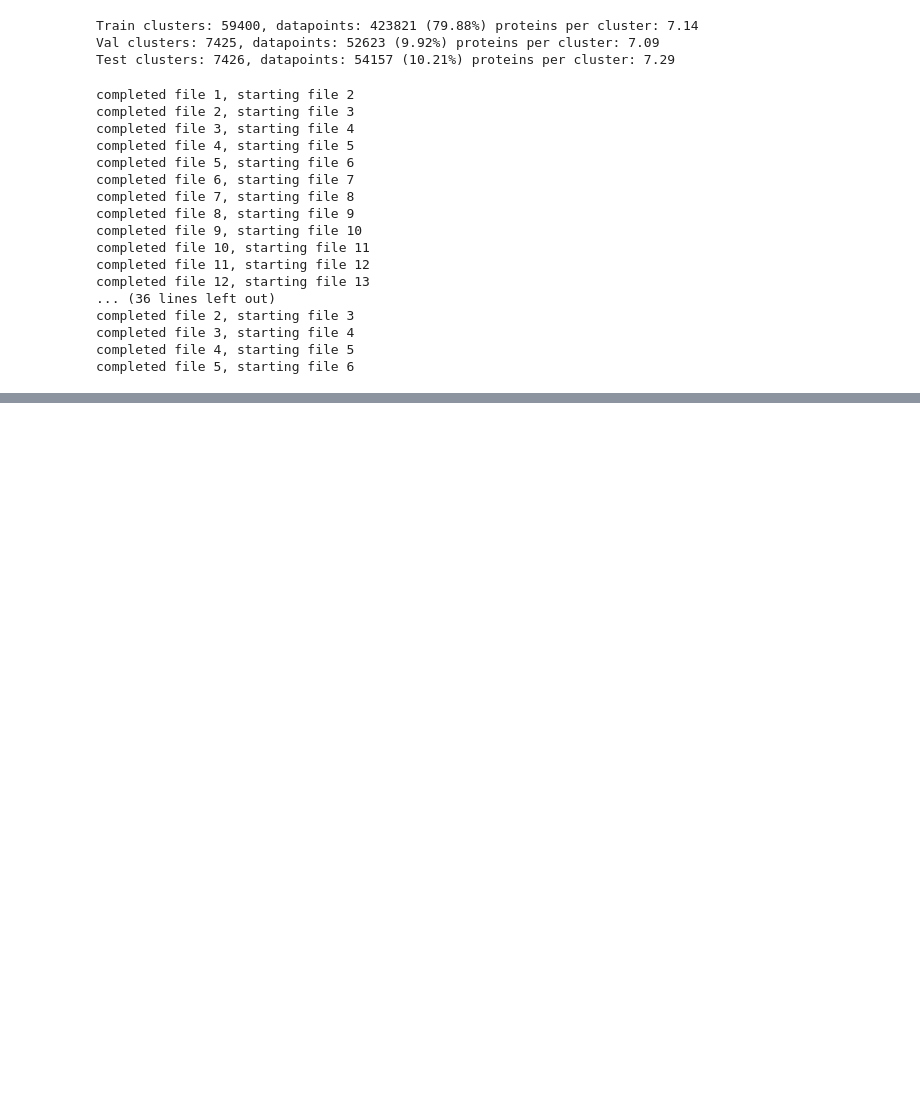
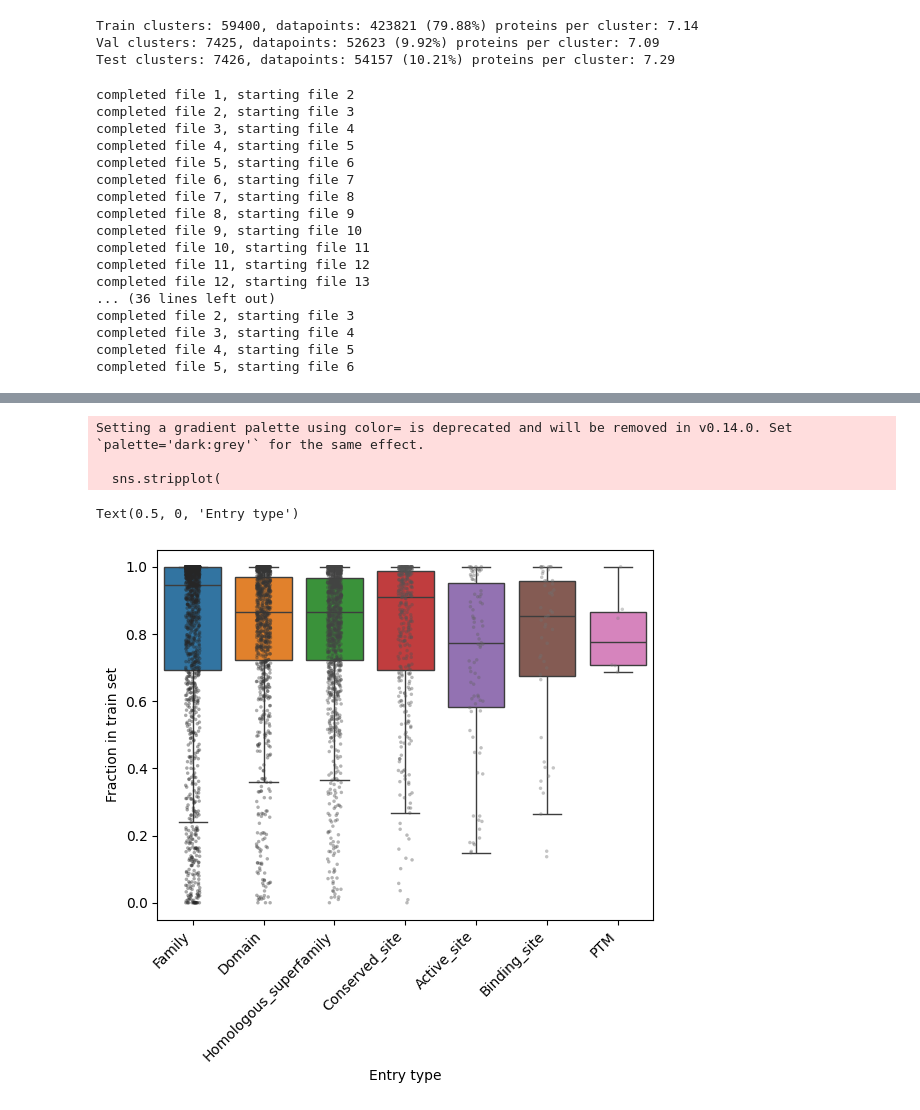
Before and after one commit to rcalef/magneton, a Jupyter notebook: experiments/create_dataset_splits.ipynb, the cells around one changed output, grey strips where cells are left out. Drawn from its saved outputs; the diff is of its cells as text; code cells hidden in the pictures; blank space fills up the shorter version.

```diff
--- a/experiments/create_dataset_splits.ipynb
+++ b/experiments/create_dataset_splits.ipynb
@@ -153,6 +156,9 @@ assert len(set(train_datapoints) & set(test_datapoints)) == 0
 # Confirm all datapoints have been assigned to one of the splits
 assert len(set(train_datapoints)) + len(set(val_datapoints)) + len(set(test_datapoints)) == len(set(dataset_ids))
 # %%
+outdir = os.path.join(interpro_dir, "dataset_splits", "struct_splits")
+os.makedirs(outdir, exist_ok=True)
+
 splits = {
     "train": train_datapoints,
     "val": val_datapoints,
@@ -176,7 +182,7 @@ for split_name, datapoints in splits.items():
     )
 
     split_dir = os.path.join(outdir, f"{split_name}_sharded")
-    os.makedirs(split_dir)
+    os.makedirs(split_dir, exist_ok=True)
     shard_proteins(
         split_prots[split_name],
         split_dir,
@@ -206,0 +443,11 @@ completed file 5, starting file 6
+# %%
+combined_counts = (
+    combined_counts
+    .assign(
+        total_count=lambda x: x[["train_count", "val_count", "test_count"]].sum(axis=1),
+        train_frac=lambda x: x.train_count / x.total_count,
+        deviation=lambda x: x.train_frac - 0.8,
+    )
+    .merge(full_dataset_stats[["element_id", "avg_coverage"]], on="element_id")
+)
+combined_counts.head()
@@ -206,0 +473,30 @@ completed file 5, starting file 6
+# %%
+sns.boxplot(
+    x="element_type",
+    y="train_frac",
+    hue="element_type",
+    data=combined_counts,
+    hue_order=want_types,
+    fliersize=0,
+)
+sns.stripplot(
+    x="element_type",
+    y="train_frac",
+    hue="element_type",
+    data=combined_counts,
+    hue_order=want_types,
+    marker=".",
+    alpha=0.4,
+    color="grey",
+)
+
+
+plt.xticks(rotation=45, ha="right")
+plt.ylabel("Fraction in train set")
+plt.xlabel("Entry type")
+# %% [output]
+Setting a gradient palette using color= is deprecated and will be removed in v0.14.0. Set `palette='dark:grey'` for the same effect.
+
+  sns.stripplot(
+Text(0.5, 0, 'Entry type')
+[figure, added]
```
Also changed, not shown: parts of 28 cells of this notebook, 2 other files.
